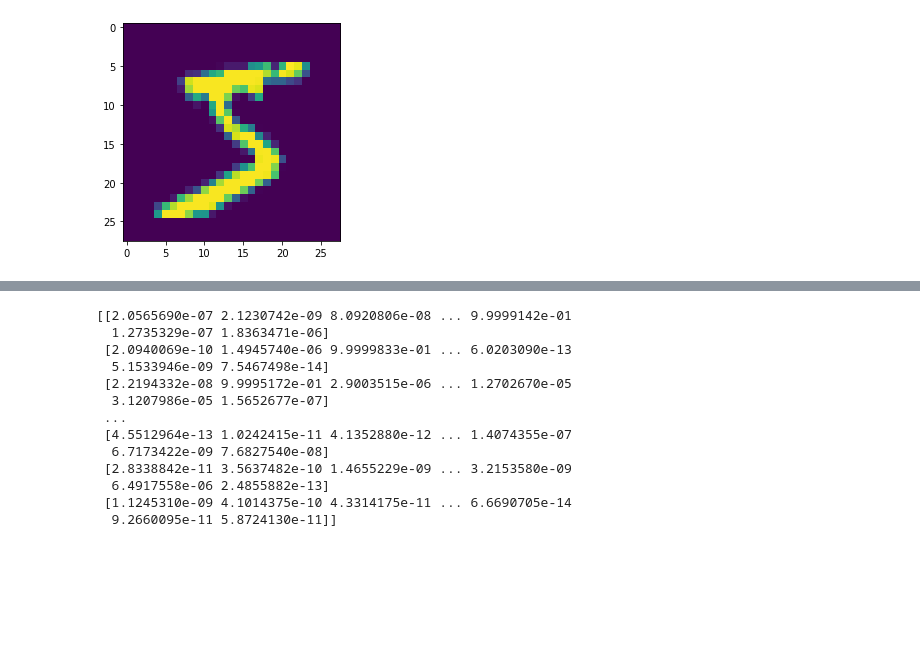
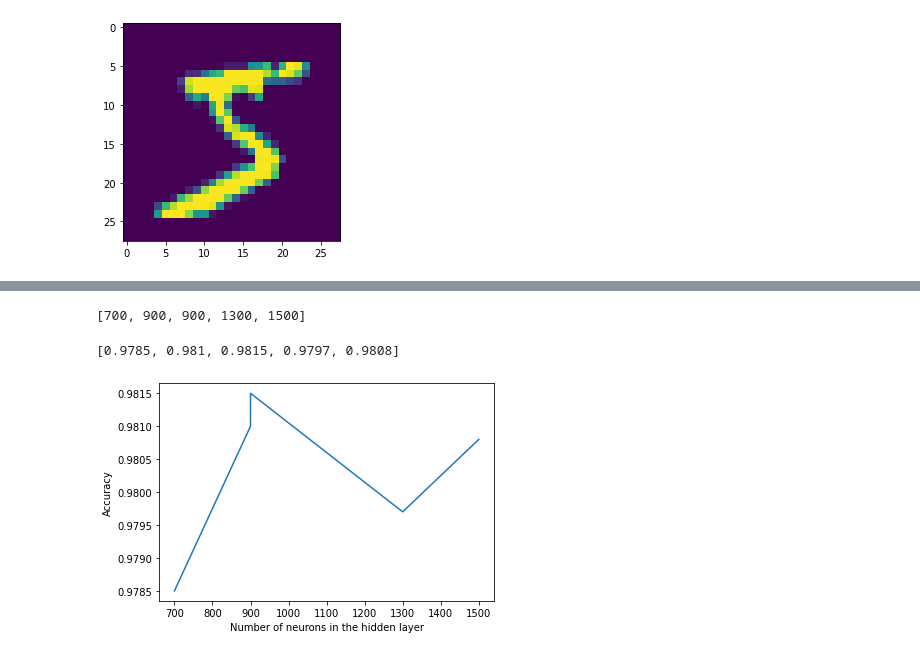
Before and after one commit to mangesh2102000/CS571-AI-Lab, a Jupyter notebook: Assignment-6 NeuralNetwork/MNIST/mnist.ipynb, the cells around one changed output, grey strips where cells are left out. Cells and saved outputs as stored; diff of their text form; code cells hidden in the pictures; blank space fills up the shorter version.

```diff
--- a/Assignment-6 NeuralNetwork/MNIST/mnist.ipynb
+++ b/Assignment-6 NeuralNetwork/MNIST/mnist.ipynb
@@ -70,15 +70,3 @@ import tensorflow as tf
 # %%
 y_train=tf.keras.utils.to_categorical(y_train,10)
 y_test=tf.keras.utils.to_categorical(y_test,10)
-# %%
-input_size = 784
-output_size = 10
-hidden_layer_size = 200
-
-model = tf.keras.Sequential([
-                            tf.keras.layers.Flatten(input_shape=(28,28,1)),
-                            tf.keras.layers.Dense(500, activation='tanh'),
-                            tf.keras.layers.Dense(200, activation='tanh'),
-                            tf.keras.layers.Dense(200, activation='relu'),
-                            tf.keras.layers.Dense(output_size, activation='softmax')
-                            ])
@@ -109,4 +72,0 @@ model.compile(optimizer='adam', loss='categorical_crossentropy', metrics=['accur
-# %%
-NUM_EPOCHS = 100
-
-model.fit(X_train,y_train, batch_size=10000, epochs = NUM_EPOCHS, validation_data=(X_test,y_test), verbose=2)
@@ -134 +73,11 @@ y_predict = model.predict(X_test)
+# %%
+input_size = 784
+output_size = 10
+hidden_layer_size = 200
+
+number_of_neurons = [ [200,200,300],
+                      [400,200,300],
+                      [500,200,200],
+                      [300,400,600],
+                      [600,500,400] ]
 # %%
@@ -164,16 +148,17 @@ Precision: 0.9797756193348794
 # %%
-print(y_predict)
+print(x)
 # %% [output]
-[[2.0565690e-07 2.1230742e-09 8.0920806e-08 ... 9.9999142e-01
-  1.2735329e-07 1.8363471e-06]
- [2.0940069e-10 1.4945740e-06 9.9999833e-01 ... 6.0203090e-13
-  5.1533946e-09 7.5467498e-14]
- [2.2194332e-08 9.9995172e-01 2.9003515e-06 ... 1.2702670e-05
-  3.1207986e-05 1.5652677e-07]
- ...
- [4.5512964e-13 1.0242415e-11 4.1352880e-12 ... 1.4074355e-07
-  6.7173422e-09 7.6827540e-08]
- [2.8338842e-11 3.5637482e-10 1.4655229e-09 ... 3.2153580e-09
-  6.4917558e-06 2.4855882e-13]
- [1.1245310e-09 4.1014375e-10 4.3314175e-11 ... 6.6690705e-14
-  9.2660095e-11 5.8724130e-11]]
+[700, 900, 900, 1300, 1500]
+# %%
+print(y)
+# %% [output]
+[0.9785, 0.981, 0.9815, 0.9797, 0.9808]
+# %%
+import matplotlib.pyplot as plt
+# Plot the graph of error vs learning rate
+plt.plot(x, y)
+plt.xlabel('Number of neurons in the hidden layer')
+plt.ylabel('Accuracy')
+plt.show()
+# %% [output]
+[figure, added]
```
Also changed, not shown: parts of 5 cells of this notebook, 2 other files.
